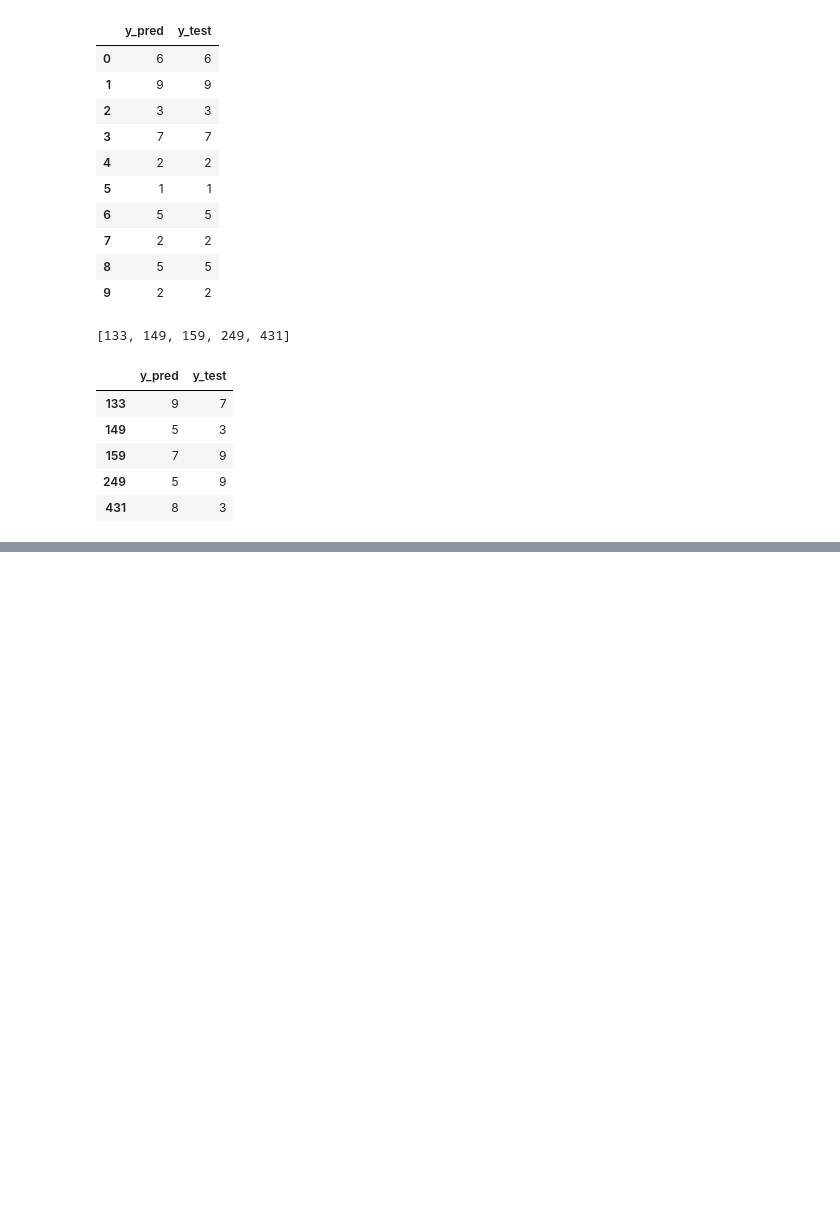
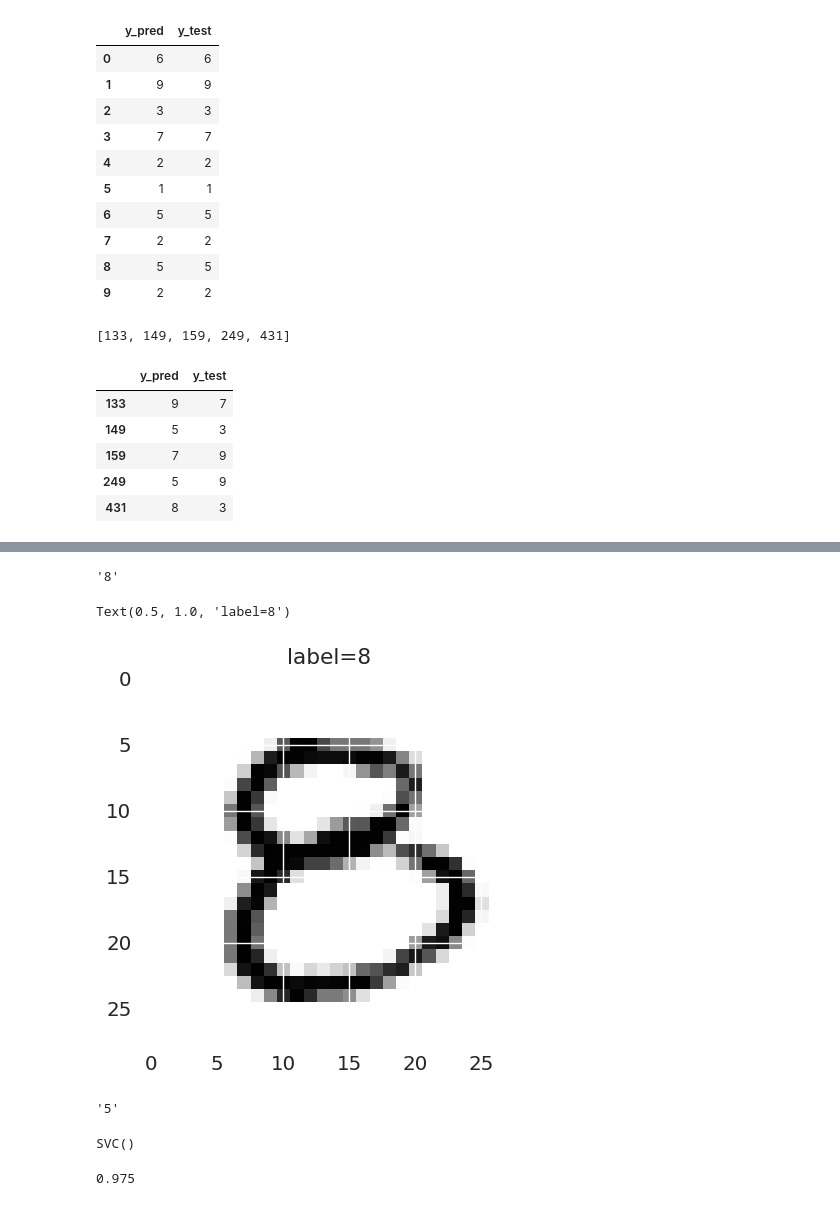
Before and after one commit to chrispi21/ml-bc, a Jupyter notebook: supervised/05_case_studies/01_digit_recognition.ipynb, the cells around one changed output, grey strips where cells are left out. Drawn from its saved outputs; the diff is of its cells as text; code cells hidden in the pictures; blank space fills up the shorter version.

```diff
--- a/supervised/05_case_studies/01_digit_recognition.ipynb
+++ b/supervised/05_case_studies/01_digit_recognition.ipynb
@@ -270,0 +325,3 @@ for idx, error_idx in enumerate(errors_idxs[:4]):
+# %%
+images = data.data
+target = data.target
@@ -270,0 +332,23 @@ for idx, error_idx in enumerate(errors_idxs[:4]):
+# %%
+X_train, X_test, y_train, y_test = train_test_split(images, target, test_size=0.10, random_state=42)
+# %%
+example = X_train.iloc[0]
+# %%
+resized = example.to_numpy().reshape((28, 28))
+# %%
+y_train.iloc[0]
+# %% [output]
+'8'
+# %%
+plt.figure()
+# plt.axis('off')
+plt.imshow(resized, cmap='Greys')
+plt.title(f"label={y_train.iloc[0]}")
+# plt.axis("off")
+# %% [output]
+Text(0.5, 1.0, 'label=8')
+[figure, added]
+# %%
+target[0]
+# %% [output]
+'5'
@@ -270,0 +360,8 @@ for idx, error_idx in enumerate(errors_idxs[:4]):
+# %%
+classifier.fit(X_train, y_train)
+# %% [output]
+SVC()
+# %%
+classifier.score(X_test, y_test)
+# %% [output]
+0.975
```
Also changed, not shown: parts of 27 cells of this notebook.
